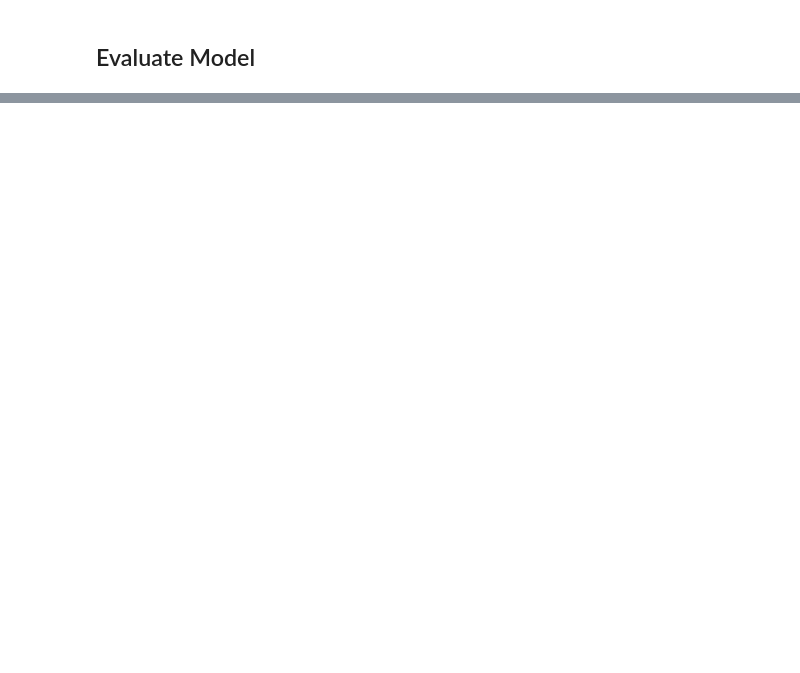
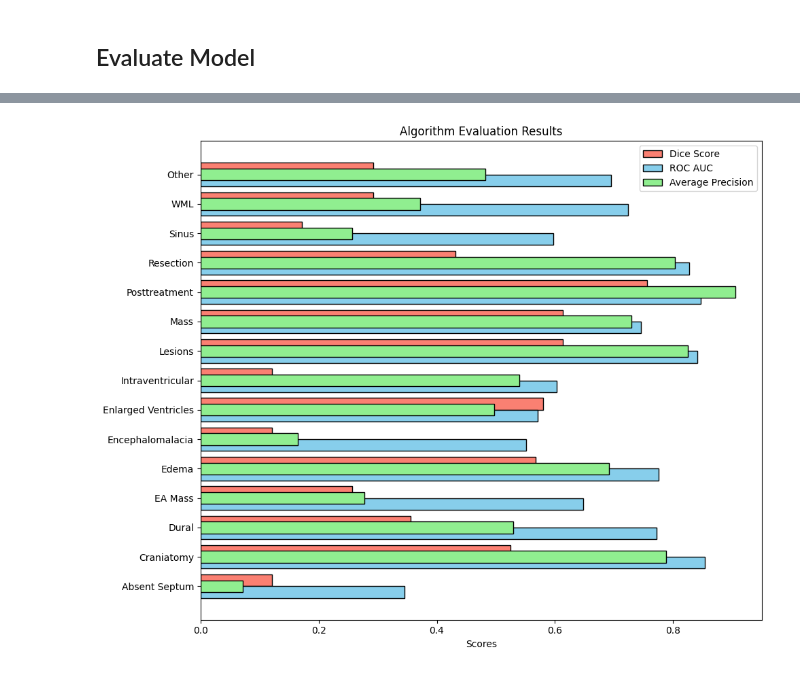
Before and after one commit to fehmisener/cutpaste-UADMI-seminar, a Jupyter notebook: main.ipynb, the cells around one changed output, grey strips where cells are left out. Saved outputs shown, nothing was run; the diff lists cells and outputs as text; code cells hidden in the pictures; blank space fills up the shorter version.

Commit message:
feat: add results

```diff
--- a/main.ipynb
+++ b/main.ipynb
@@ -142,7 +129,7 @@ trainer = pl.Trainer(
 
 print("-----------------------------------------------")
 
-trainer.fit(model, train_dataloaders=mvtecat_train_dataloader)
+trainer.fit(model, train_dataloaders=brainMRI_train_data_loader)
 # %% [output]
 Selected device: mps
 GPU available: True (mps), used: True
@@ -166,0 +225,51 @@ HPU available: False, using: 0 HPUs
+# %%
+import matplotlib.pyplot as plt
+
+pathologies = list(type_results.keys())
+roc_auc_scores = [type_results[pathology]["ROC AUC"]
+                  for pathology in pathologies]
+dice_scores = [type_results[pathology]["Dice Score"]
+               for pathology in pathologies]
+ap_scores = [type_results[pathology]["Average Precision"]
+             for pathology in pathologies]
+
+plt.figure(figsize=(10, 8))
+
+positions = range(len(pathologies))
+
+# Plot Dice scores
+plt.barh(
+    [p + 0.2 for p in positions],
+    dice_scores,
+    color="salmon",
+    edgecolor="black",
+    height=0.4,
+    label="Dice Score",
+)
+# Plot ROC AUC scores
+plt.barh(
+    [p - 0.2 for p in positions],
+    roc_auc_scores,
+    color="skyblue",
+    edgecolor="black",
+    height=0.4,
+    label="ROC AUC",
+)
+# Plot Average Precision scores
+plt.barh(
+    positions,
+    ap_scores,
+    color="lightgreen",
+    edgecolor="black",
+    height=0.4,
+    label="Average Precision",
+)
+
+plt.xlabel("Scores")
+plt.title("Algorithm Evaluation Results")
+plt.yticks(positions, pathologies)
+plt.legend()
+plt.tight_layout()
+plt.savefig(config["output_dir"] + "/evaluation_results.png")
+# %% [output]
+[figure, added]
```
Also changed, not shown: parts of 9 cells of this notebook, 18 other files.
